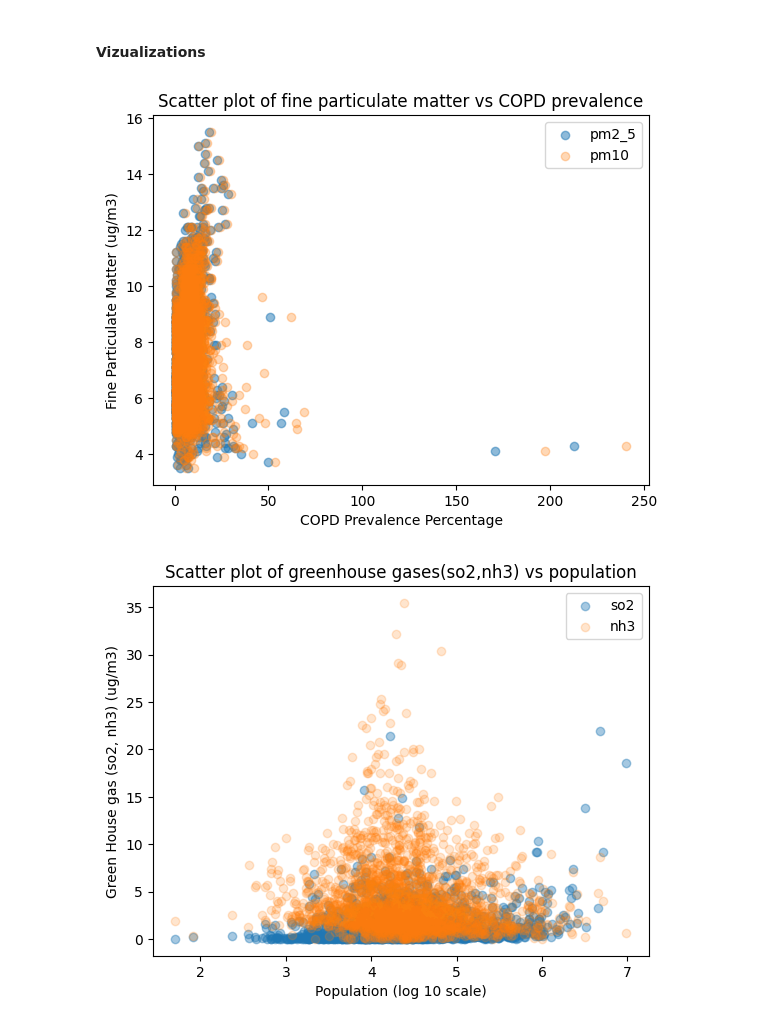
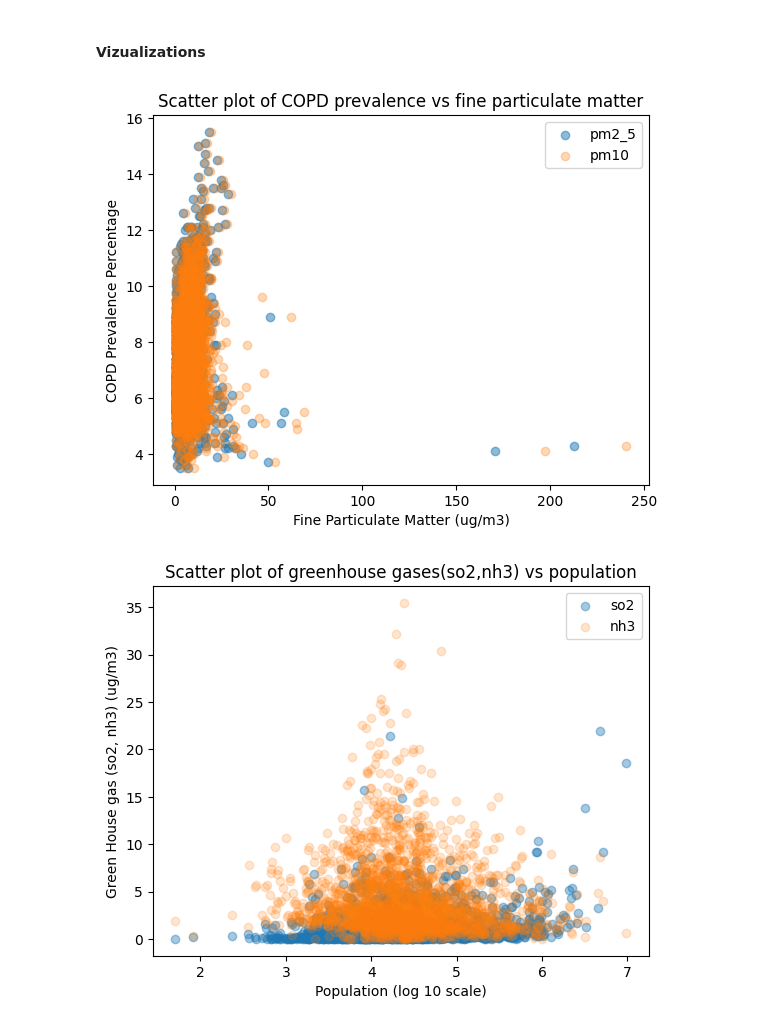
Before and after one commit to biswajit-bellevue/DSC540, a Jupyter notebook: project/SharmaDSC540ProjectMilestone5.ipynb, the cells around one changed output. Cells and saved outputs as stored; diff of their text form; code cells hidden in the pictures.

```diff
--- a/project/SharmaDSC540ProjectMilestone5.ipynb
+++ b/project/SharmaDSC540ProjectMilestone5.ipynb
@@ -1869,14 +1869,14 @@ conn.close()
 # %%
 # use a scatter plot to check copd prevalence correlation with fine particulate matter (PM2.5 and PM10)
 plt.scatter(copd_consolidated_df["pm2_5"], copd_consolidated_df["percent_copd"], alpha=0.5,label="pm2_5")
 plt.scatter(copd_consolidated_df["pm10"], copd_consolidated_df["percent_copd"], alpha=0.3, label="pm10")
-plt.title("Scatter plot of fine particulate matter vs COPD prevalence")
+plt.title("Scatter plot of COPD prevalence vs fine particulate matter")
 plt.legend(loc='upper right')
-plt.ylabel("Fine Particulate Matter (ug/m3)")
-plt.xlabel("COPD Prevalence Percentage")
+plt.xlabel("Fine Particulate Matter (ug/m3)")
+plt.ylabel("COPD Prevalence Percentage")
 plt.show()
 # %% [output]
-[figure, old version]
+[figure, new version]
 # %%
 # use a scatter plot to check population correlation vs greenhouse gases SO2,NH3
 # used log 10 scale for population (x-axis) due to scale difference with the values of SO2 and NH3 (y-axis)
```
